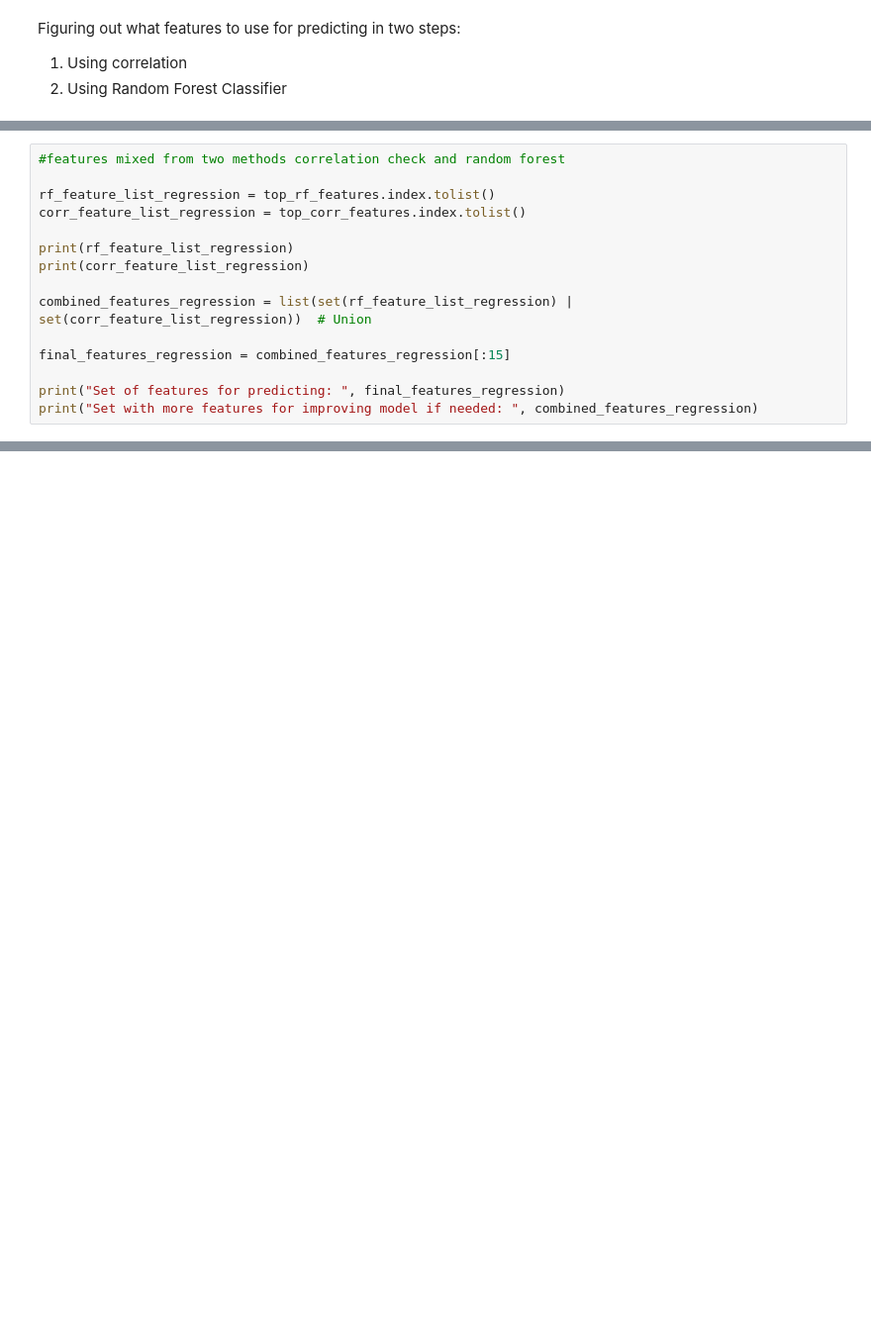
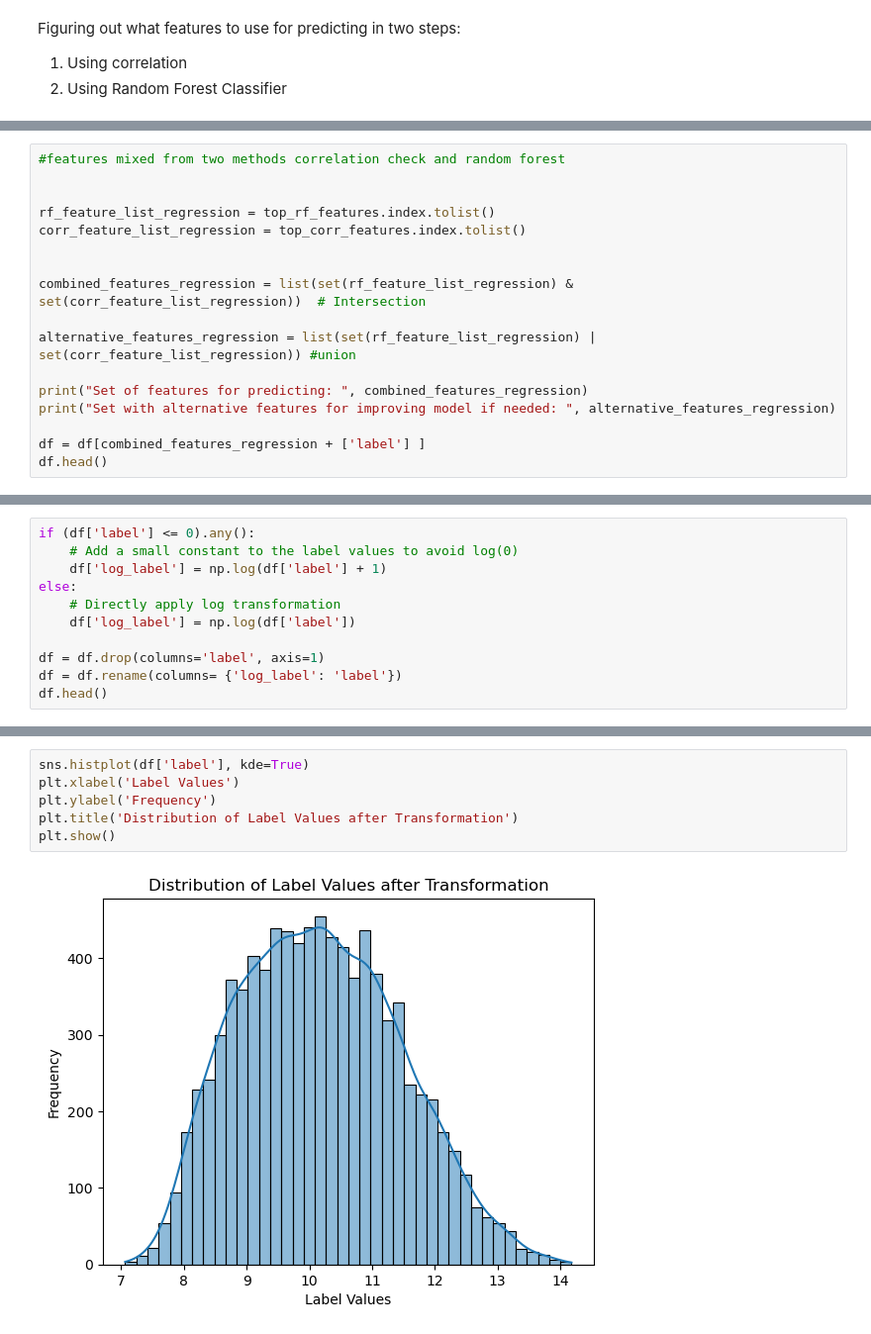
Before and after one commit to kholostovamk/Projects, a Jupyter notebook: ML/regression.ipynb, the cells around one changed output, grey strips where cells are left out. Shown: that part at 99% size. Drawn from its saved outputs; the diff is of its cells as text; blank space fills up the shorter version.

```diff
--- a/ML/regression.ipynb
+++ b/ML/regression.ipynb
@@ -109,17 +113,19 @@ d.time     0.012362
 dtype: float64
 # %%
 #features mixed from two methods correlation check and random forest
+
 
 rf_feature_list_regression = top_rf_features.index.tolist()
 corr_feature_list_regression = top_corr_features.index.tolist()
 
-print(rf_feature_list_regression)
-print(corr_feature_list_regression)
 
-combined_features_regression = list(set(rf_feature_list_regression) | set(corr_feature_list_regression))  # Union
+combined_features_regression = list(set(rf_feature_list_regression) & set(corr_feature_list_regression))  # Intersection
 
-final_features_regression = combined_features_regression[:15]
+alternative_features_regression = list(set(rf_feature_list_regression) | set(corr_feature_list_regression)) #union
 
-print("Set of features for predicting: ", final_features_regression)
-print("Set with more features for improving model if needed: ", combined_features_regression)
+print("Set of features for predicting: ", combined_features_regression)
+print("Set with alternative features for improving model if needed: ", alternative_features_regression)
+
+df = df[combined_features_regression + ['label'] ]
+df.head()
 # %% [output]
@@ -129,0 +198,11 @@ Set with more features for improving model if needed:  ['hday', 'dnrday', 'scoma
+# %%
+if (df['label'] <= 0).any():
+    # Add a small constant to the label values to avoid log(0)
+    df['log_label'] = np.log(df['label'] + 1)
+else:
+    # Directly apply log transformation
+    df['log_label'] = np.log(df['label'])
+
+df = df.drop(columns='label', axis=1)
+df = df.rename(columns= {'log_label': 'label'})
+df.head()
@@ -129,0 +216,8 @@ Set with more features for improving model if needed:  ['hday', 'dnrday', 'scoma
+# %%
+sns.histplot(df['label'], kde=True)
+plt.xlabel('Label Values')
+plt.ylabel('Frequency')
+plt.title('Distribution of Label Values after Transformation')
+plt.show()
+# %% [output]
+[figure, added]
```
Also changed, not shown: parts of 25 cells of this notebook, 3 other files.
